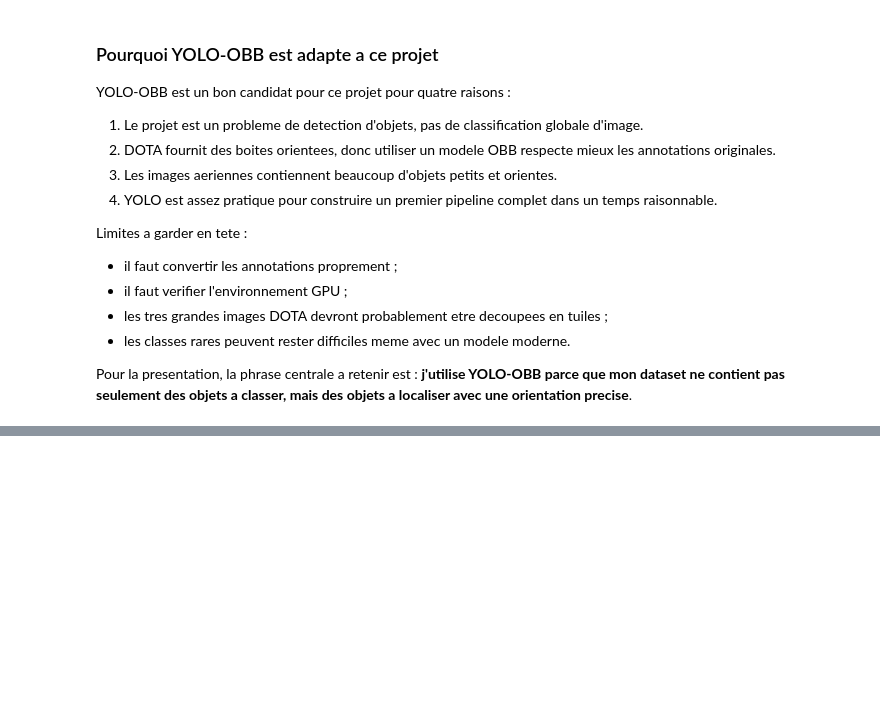
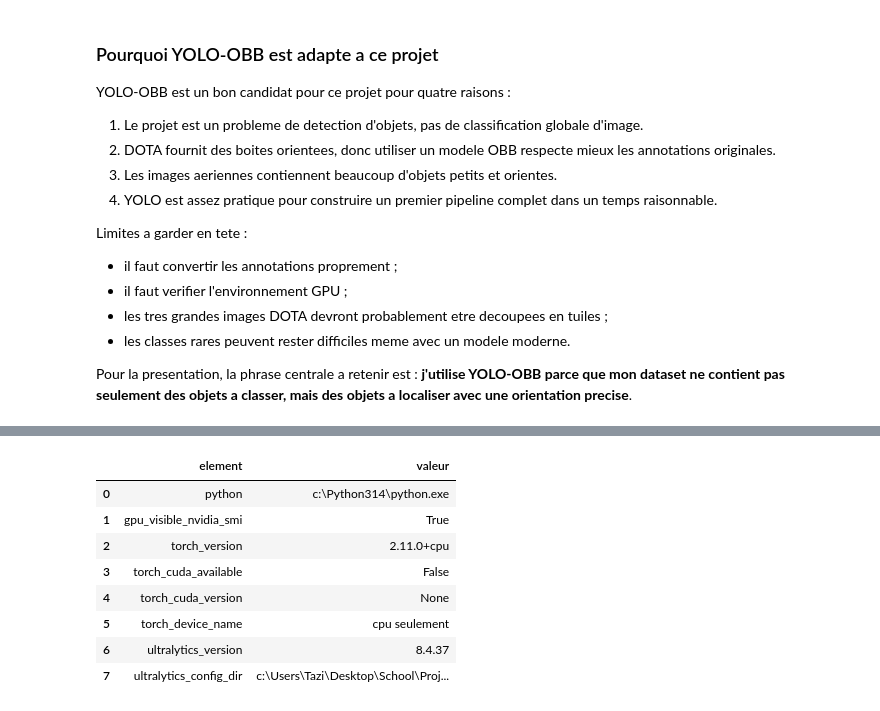
Before and after one commit to Mtazi667/dota-minimap-object-detection, a Jupyter notebook: projet_dota.ipynb, the cells around one changed output, grey strips where cells are left out. Drawn from its saved outputs; the diff is of its cells as text; code cells hidden in the pictures; blank space fills up the shorter version.

```diff
--- a/projet_dota.ipynb
+++ b/projet_dota.ipynb
@@ -1214,0 +1228,58 @@ Pour la presentation, la phrase centrale a retenir est : **j'utilise YOLO-OBB pa
+# %%
+import sys
+import subprocess
+import traceback
+
+# Ultralytics veut creer un dossier de configuration utilisateur.
+# On le force a utiliser un dossier local au projet pour eviter les problemes de permissions.
+ULTRALYTICS_CONFIG_DIR = PROJECT_DIR / ".ultralytics_config"
+(ULTRALYTICS_CONFIG_DIR / "Ultralytics").mkdir(parents=True, exist_ok=True)
+os.environ["YOLO_CONFIG_DIR"] = str(ULTRALYTICS_CONFIG_DIR)
+
+environment_rows = []
+
+environment_rows.append({"element": "python", "valeur": sys.executable})
+
+try:
+    nvidia_result = subprocess.run(["nvidia-smi"], capture_output=True, text=True, timeout=10)
+    gpu_visible = nvidia_result.returncode == 0
+except Exception:
+    gpu_visible = False
+
+environment_rows.append({"element": "gpu_visible_nvidia_smi", "valeur": gpu_visible})
+
+try:
+    import torch
+
+    environment_rows.append({"element": "torch_version", "valeur": torch.__version__})
+    environment_rows.append({"element": "torch_cuda_available", "valeur": torch.cuda.is_available()})
+    environment_rows.append({"element": "torch_cuda_version", "valeur": torch.version.cuda})
+    environment_rows.append(
+        {
+            "element": "torch_device_name",
+            "valeur": torch.cuda.get_device_name(0) if torch.cuda.is_available() else "cpu seulement",
+        }
+    )
+except Exception as exc:
+    environment_rows.append({"element": "torch_error", "valeur": repr(exc)})
+
+try:
+    import ultralytics
+
+    environment_rows.append({"element": "ultralytics_version", "valeur": ultralytics.__version__})
+    environment_rows.append({"element": "ultralytics_config_dir", "valeur": os.environ["YOLO_CONFIG_DIR"]})
+except Exception as exc:
+    environment_rows.append({"element": "ultralytics_error", "valeur": repr(exc)})
+
+environment_check = pd.DataFrame(environment_rows)
+environment_check
+# %% [output]
+|  | element | valeur |
+| 0 | python | c:\Python314\python.exe |
+| 1 | gpu_visible_nvidia_smi | True |
+| 2 | torch_version | 2.11.0+cpu |
+| 3 | torch_cuda_available | False |
+| 4 | torch_cuda_version | None |
+| 5 | torch_device_name | cpu seulement |
+| 6 | ultralytics_version | 8.4.37 |
+| 7 | ultralytics_config_dir | c:\Users\Tazi\Desktop\School\Proj... |
```
Also changed, not shown: parts of 5 cells of this notebook, 4 other files.
